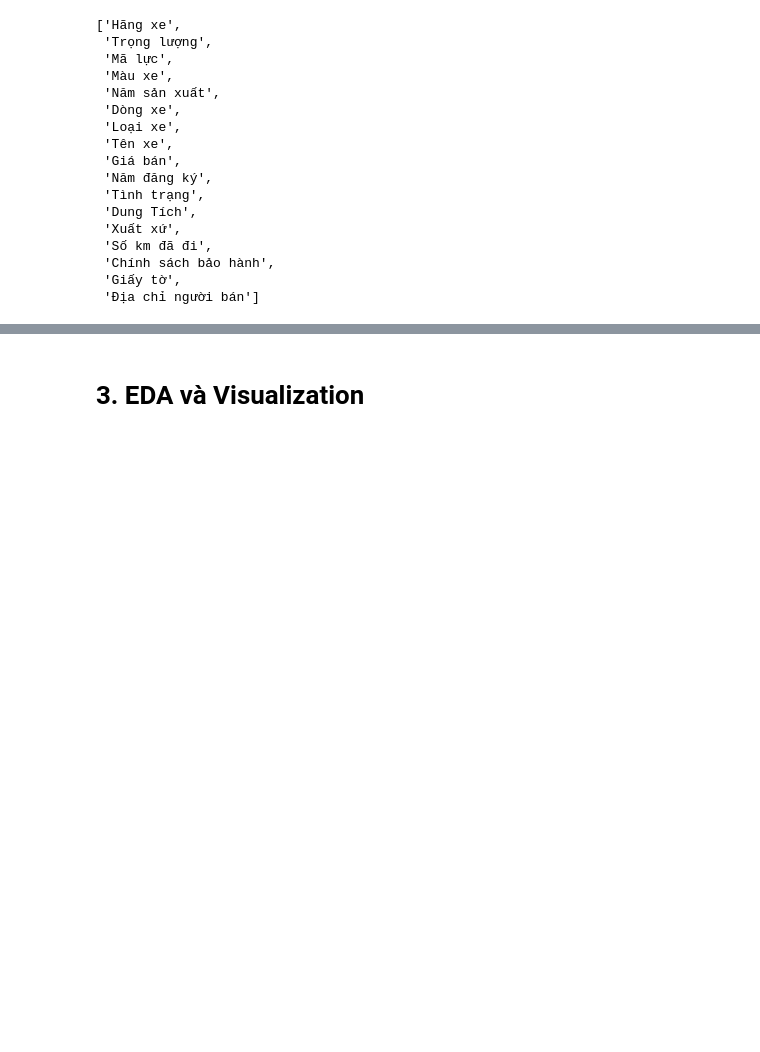
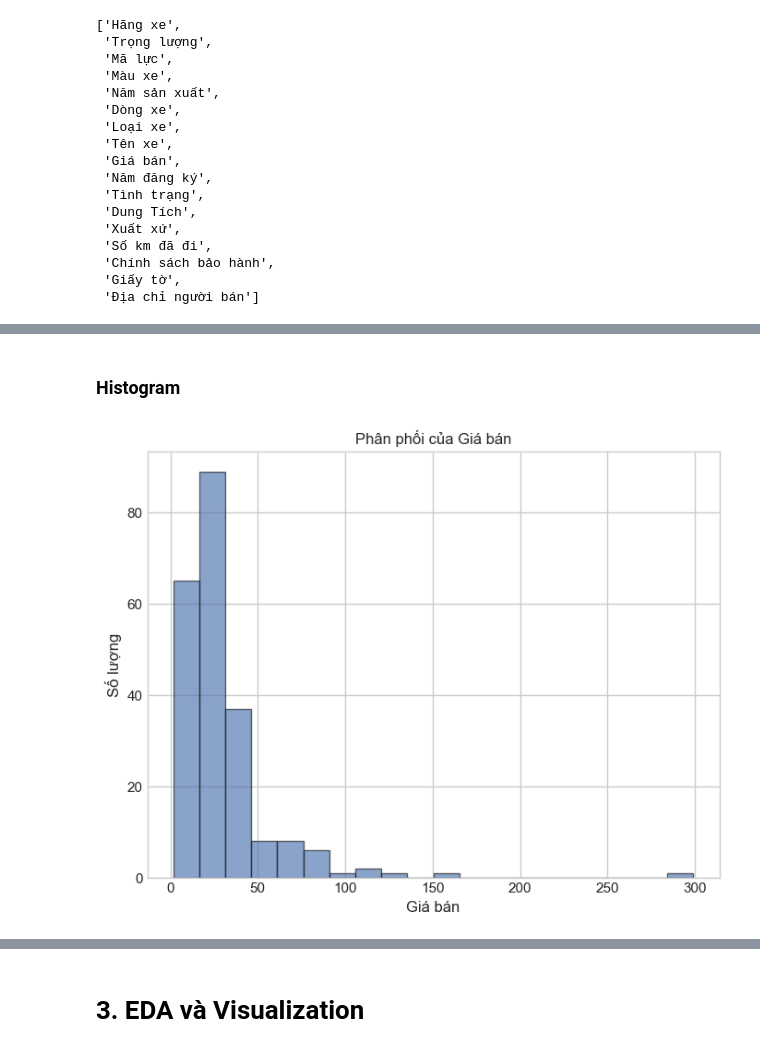
Before and after one commit to chuonguit/IE224_PhanTichDuLieu, a Jupyter notebook: predict.ipynb, the cells around one changed output, grey strips where cells are left out. Saved outputs shown, nothing was run; the diff lists cells and outputs as text; code cells hidden in the pictures; blank space fills up the shorter version.

```diff
--- a/predict.ipynb
+++ b/predict.ipynb
@@ -151,0 +280,13 @@ df.head()
+# %% [markdown]
+### Histogram
+# %%
+import matplotlib.pyplot as plt
+
+plt.figure(figsize=(8, 6))
+plt.hist(df['giá_bán'], bins=20, edgecolor='k', alpha=0.65)
+plt.xlabel('Giá bán')
+plt.ylabel('Số lượng')
+plt.title('Phân phối của Giá bán')
+plt.show()
+# %% [output]
+[figure, added]
```
Also changed, not shown: parts of 23 cells of this notebook, 2 other files.
